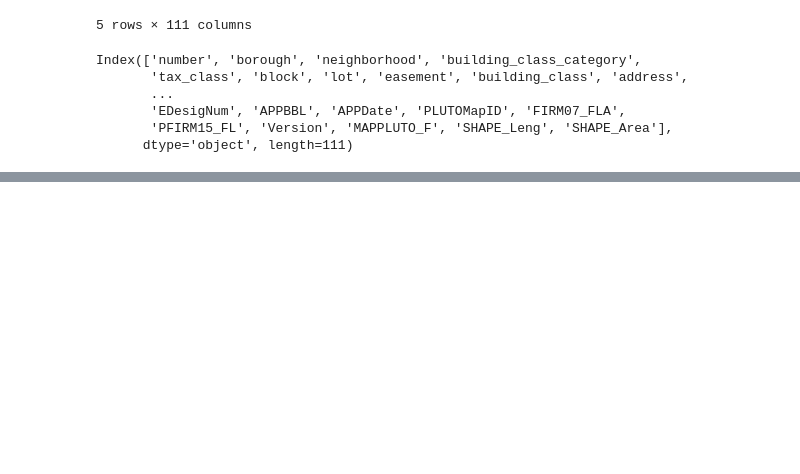
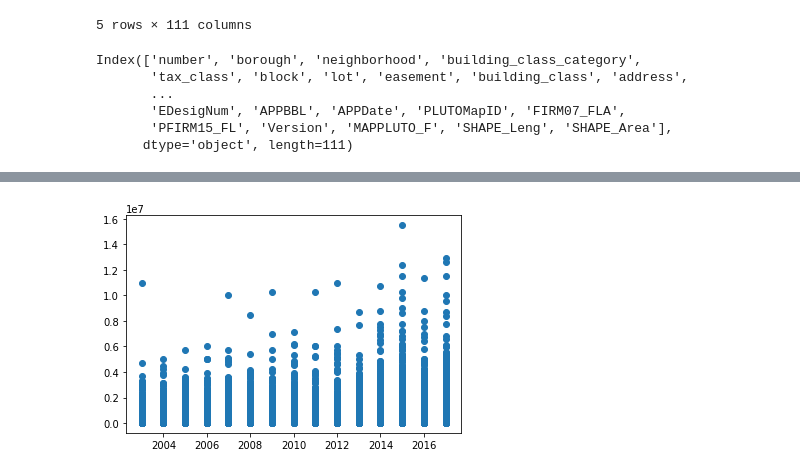
Before and after one commit to ll3271/New_REPO, a Jupyter notebook: Brooklyn_jupyter.ipynb, the cells around one changed output, grey strips where cells are left out. Saved outputs shown, nothing was run; the diff lists cells and outputs as text; code cells hidden in the pictures; blank space fills up the shorter version.

```diff
--- a/Brooklyn_jupyter.ipynb
+++ b/Brooklyn_jupyter.ipynb
@@ -49,0 +135,8 @@ plt.scatter(x_axis,y_axis,marker = 'o',facecolor = 'red',edgecolor = 'black',alp
+# %%
+x_axis = sorted_one['year_of_sale']
+
+y_axis = sorted_one['sale_price']
+plt.scatter(x_axis,y_axis)
+plt.show()
+# %% [output]
+[figure, added]
```
Also changed, not shown: parts of 9 cells of this notebook.
